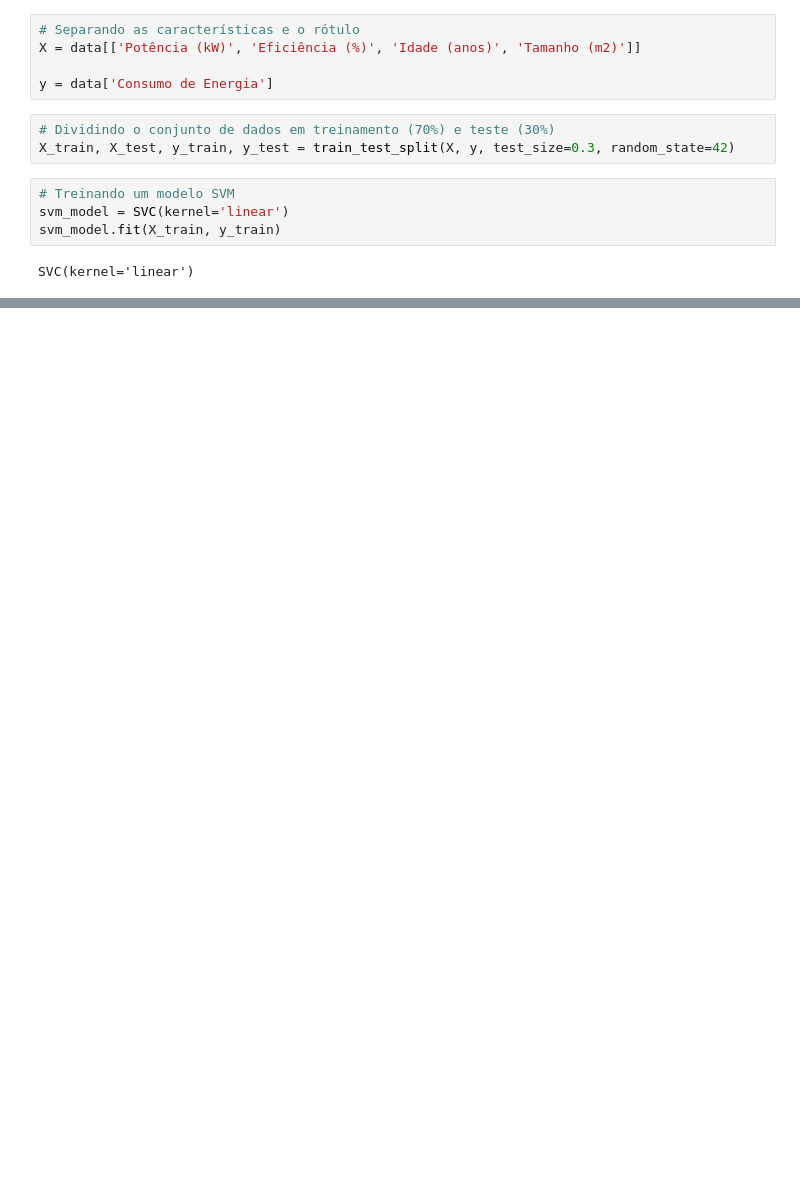
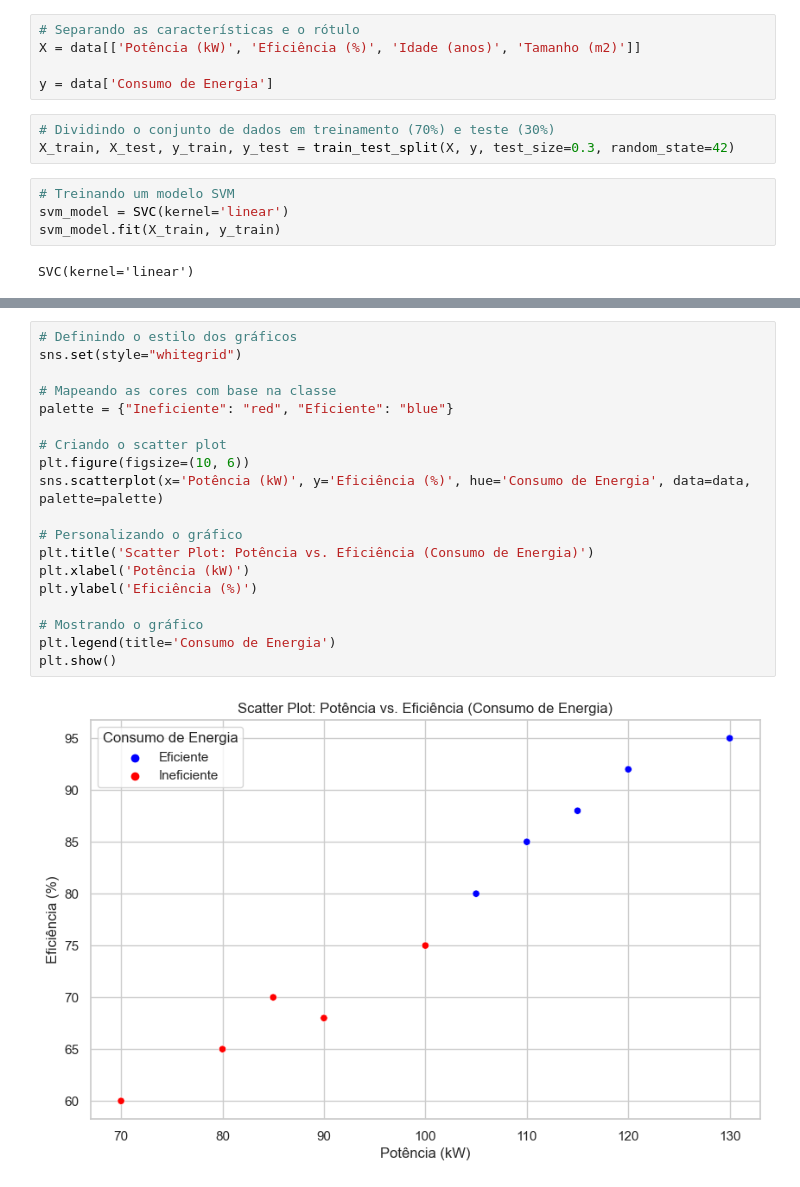
Before and after one commit to sarahsilvap/IA-e-BigData, a Jupyter notebook: Aula 08/exercicio1.ipynb, the cells around one changed output, grey strips where cells are left out. Cells and saved outputs as stored; diff of their text form; blank space fills up the shorter version.

```diff
--- a/Aula 08/exercicio1.ipynb
+++ b/Aula 08/exercicio1.ipynb
@@ -59,0 +84,21 @@ Text(0.5, 1.0, 'Matriz de confusão')
+# %%
+# Definindo o estilo dos gráficos
+sns.set(style="whitegrid")
+
+# Mapeando as cores com base na classe
+palette = {"Ineficiente": "red", "Eficiente": "blue"}
+
+# Criando o scatter plot
+plt.figure(figsize=(10, 6))
+sns.scatterplot(x='Potência (kW)', y='Eficiência (%)', hue='Consumo de Energia', data=data, palette=palette)
+
+# Personalizando o gráfico
+plt.title('Scatter Plot: Potência vs. Eficiência (Consumo de Energia)')
+plt.xlabel('Potência (kW)')
+plt.ylabel('Eficiência (%)')
+
+# Mostrando o gráfico
+plt.legend(title='Consumo de Energia')
+plt.show()
+# %% [output]
+[figure, added]
```
Also changed, not shown: parts of 5 cells of this notebook.
